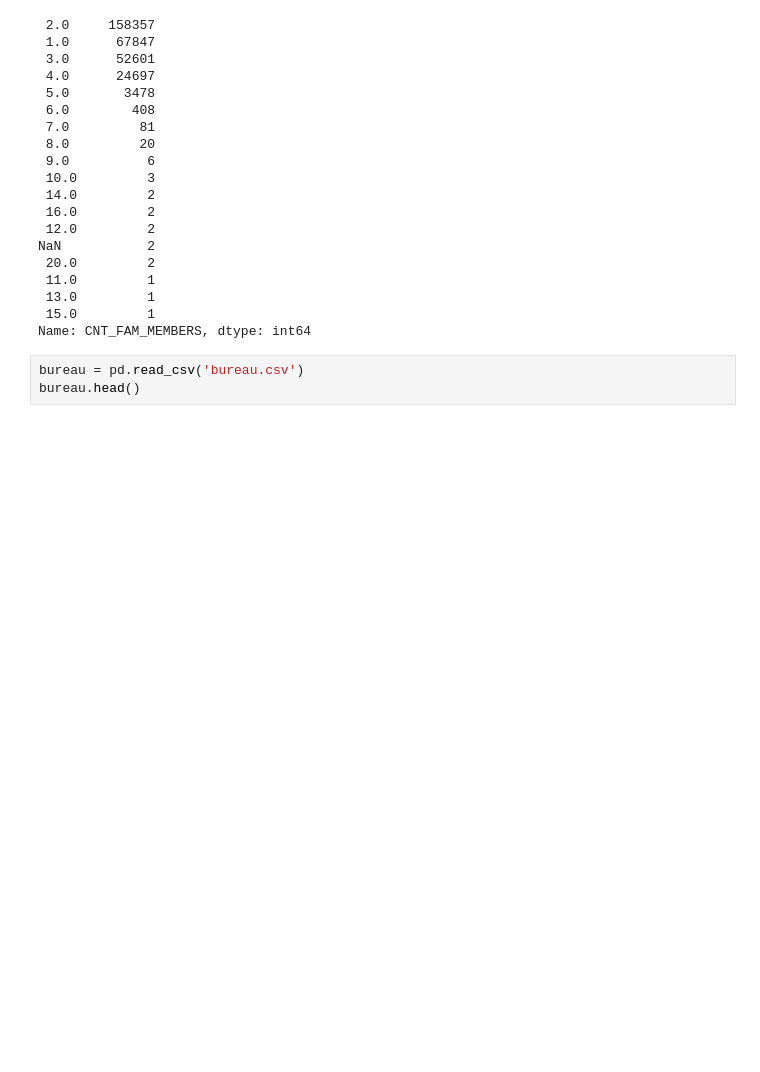
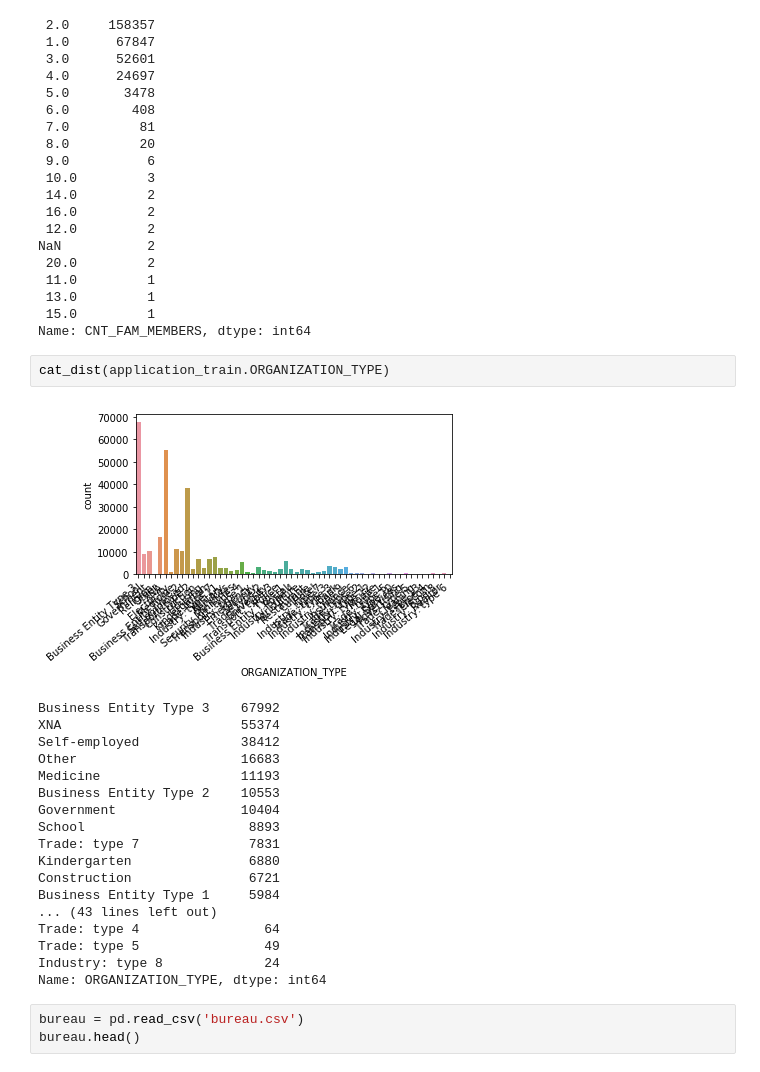
Before and after one commit to lukasaolson/home-credit-default-risk, a Jupyter notebook: Credit.ipynb, the cells around one changed output. Cells and saved outputs as stored; diff of their text form; blank space fills up the shorter version.

```diff
--- a/Credit.ipynb
+++ b/Credit.ipynb
@@ -204,6 +302,27 @@ NaN           2
  13.0         1
  15.0         1
 Name: CNT_FAM_MEMBERS, dtype: int64
+# %%
+cat_dist(application_train.ORGANIZATION_TYPE)
+# %% [output]
+[figure, added]
+Business Entity Type 3    67992
+XNA                       55374
+Self-employed             38412
+Other                     16683
+Medicine                  11193
+Business Entity Type 2    10553
+Government                10404
+School                     8893
+Trade: type 7              7831
+Kindergarten               6880
+Construction               6721
+Business Entity Type 1     5984
+... (43 lines left out)
+Trade: type 4                64
+Trade: type 5                49
+Industry: type 8             24
+Name: ORGANIZATION_TYPE, dtype: int64
 # %%
 bureau = pd.read_csv('bureau.csv')
 bureau.head()
```
Also changed, not shown: parts of 6 cells of this notebook.
